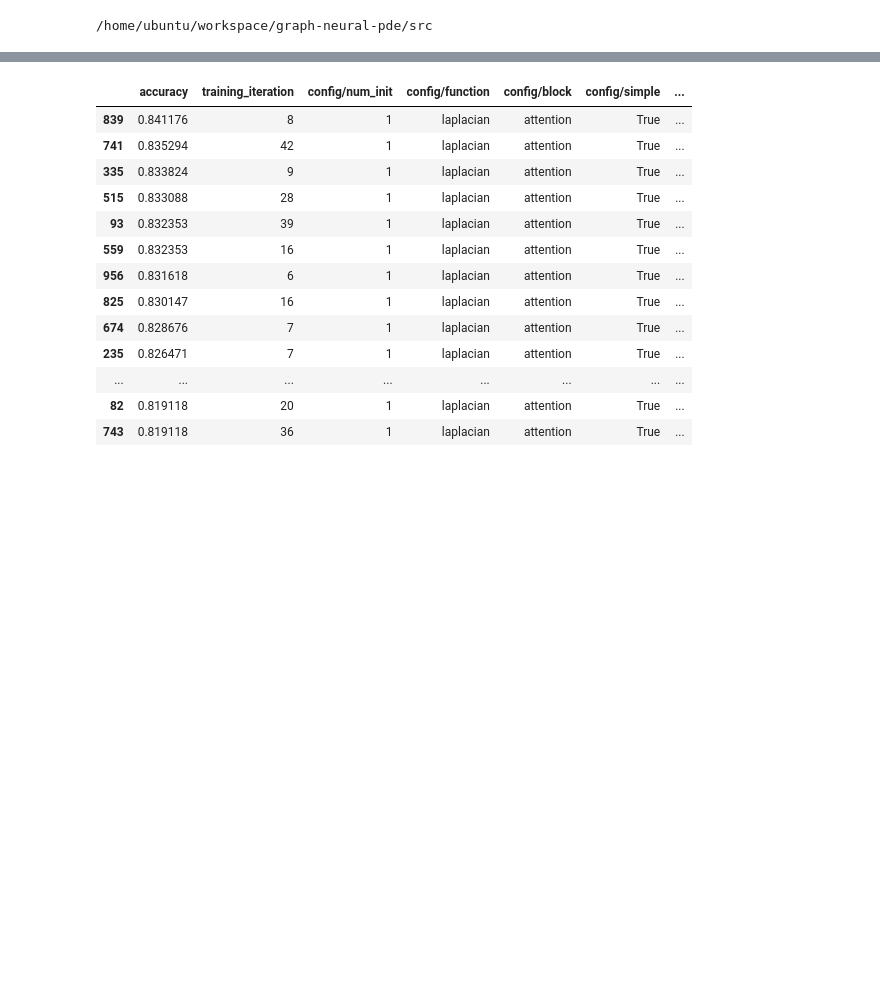
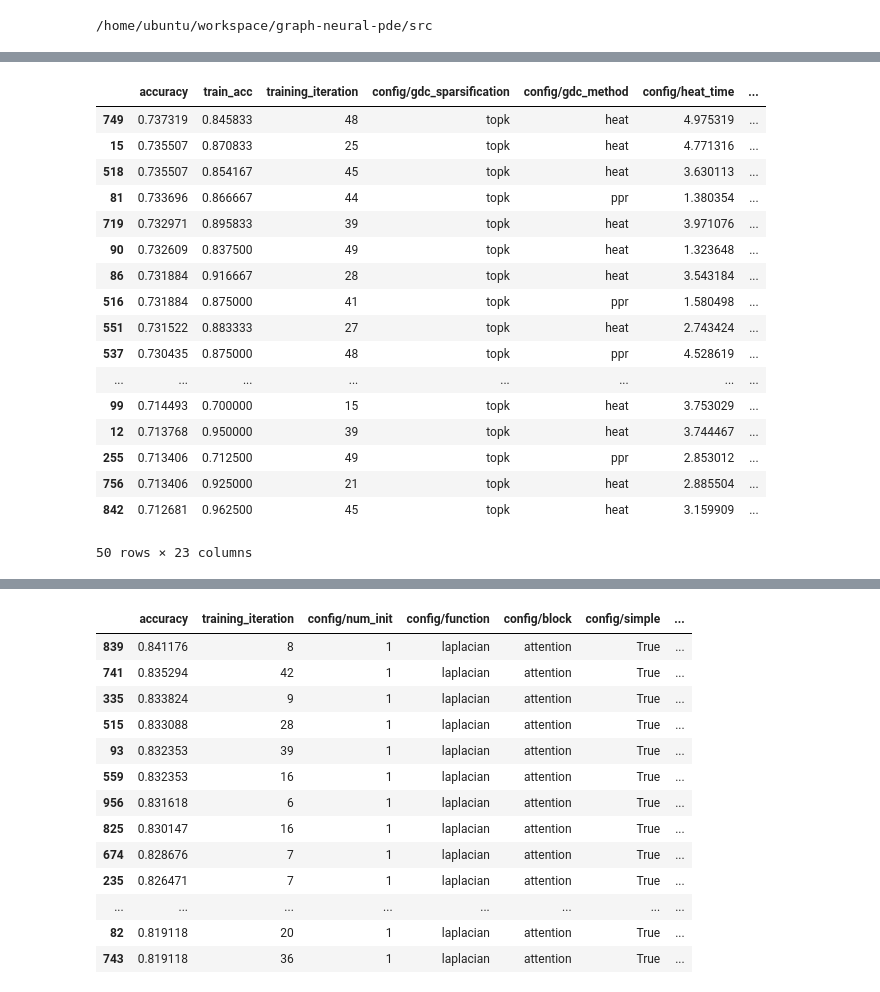
Before and after one commit to twitter-research/graph-neural-pde, a Jupyter notebook: notebooks/ray_analysis.ipynb, the cells around one changed output, grey strips where cells are left out. Cells and saved outputs as stored; diff of their text form; code cells hidden in the pictures; blank space fills up the shorter version.

```diff
--- a/notebooks/ray_analysis.ipynb
+++ b/notebooks/ray_analysis.ipynb
@@ -36,0 +80,22 @@ print(len(df))
+# %%
+df = get_analysis('citeseer-lin-att-rewiring', rewire_cols)
+df.head(50)
+# %% [output]
+|  | accuracy | train_acc | training_iteration | config/gdc_sparsification | config/gdc_method | config/heat_time | ... |
+| 749 | 0.737319 | 0.845833 | 48 | topk | heat | 4.975319 | ... |
+| 15 | 0.735507 | 0.870833 | 25 | topk | heat | 4.771316 | ... |
+| 518 | 0.735507 | 0.854167 | 45 | topk | heat | 3.630113 | ... |
+| 81 | 0.733696 | 0.866667 | 44 | topk | ppr | 1.380354 | ... |
+| 719 | 0.732971 | 0.895833 | 39 | topk | heat | 3.971076 | ... |
+| 90 | 0.732609 | 0.837500 | 49 | topk | heat | 1.323648 | ... |
+| 86 | 0.731884 | 0.916667 | 28 | topk | heat | 3.543184 | ... |
+| 516 | 0.731884 | 0.875000 | 41 | topk | ppr | 1.580498 | ... |
+| 551 | 0.731522 | 0.883333 | 27 | topk | heat | 2.743424 | ... |
+| 537 | 0.730435 | 0.875000 | 48 | topk | ppr | 4.528619 | ... |
+| ... | ... | ... | ... | ... | ... | ... | ... |
+| 99 | 0.714493 | 0.700000 | 15 | topk | heat | 3.753029 | ... |
+| 12 | 0.713768 | 0.950000 | 39 | topk | heat | 3.744467 | ... |
+| 255 | 0.713406 | 0.712500 | 49 | topk | ppr | 2.853012 | ... |
+| 756 | 0.713406 | 0.925000 | 21 | topk | heat | 2.885504 | ... |
+| 842 | 0.712681 | 0.962500 | 45 | topk | heat | 3.159909 | ... |
+50 rows × 23 columns
```
Also changed, not shown: parts of 45 cells of this notebook.
